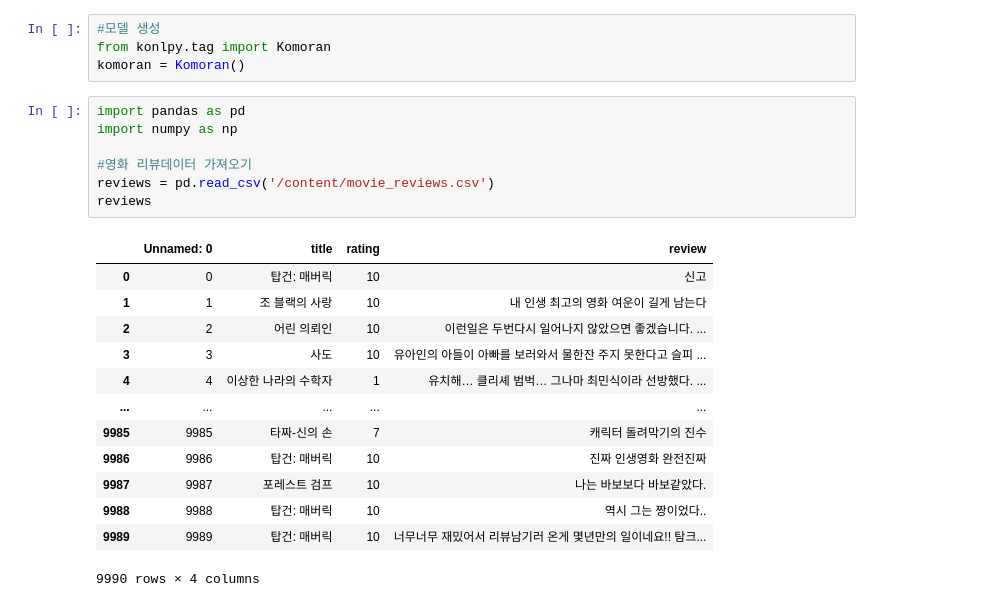
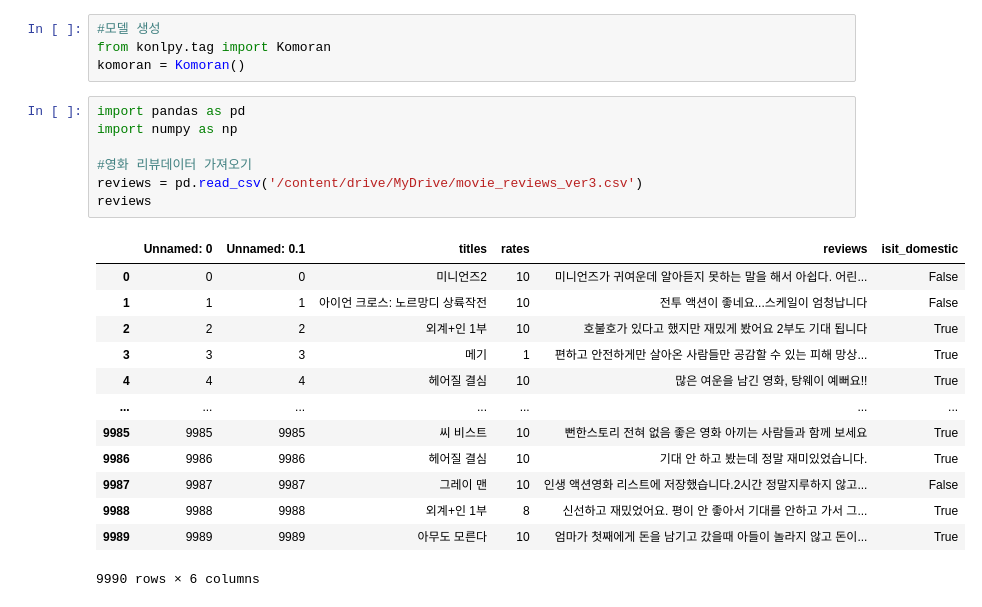
Before and after one commit to yoojinlee-hub/DALC_3_3, a Jupyter notebook: [AI part]/Tokenization.ipynb, the cells around one changed output. Cells and saved outputs as stored; diff of their text form.

```diff
--- a/[AI part]/Tokenization.ipynb
+++ b/[AI part]/Tokenization.ipynb
@@ -19,21 +24,21 @@ komoran = Komoran()
 # %%
 import pandas as pd
 import numpy as np
 
 #영화 리뷰데이터 가져오기
-reviews = pd.read_csv('/content/movie_reviews.csv')
+reviews = pd.read_csv('/content/drive/MyDrive/movie_reviews_ver3.csv')
 reviews
 # %% [output]
-|  | Unnamed: 0 | title | rating | review |
-| 0 | 0 | 탑건: 매버릭 | 10 | 신고 |
-| 1 | 1 | 조 블랙의 사랑 | 10 | 내 인생 최고의 영화 여운이 길게 남는다 |
-| 2 | 2 | 어린 의뢰인 | 10 | 이런일은 두번다시 일어나지 않았으면 좋겠습니다. ... |
-| 3 | 3 | 사도 | 10 | 유아인의 아들이 아빠를 보러와서 물한잔 주지 못한다고 슬피 ... |
-| 4 | 4 | 이상한 나라의 수학자 | 1 | 유치해… 클리셰 범벅… 그나마 최민식이라 선방했다. ... |
-| ... | ... | ... | ... | ... |
-| 9985 | 9985 | 타짜-신의 손 | 7 | 캐릭터 돌려막기의 진수 |
-| 9986 | 9986 | 탑건: 매버릭 | 10 | 진짜 인생영화 완전진짜 |
-| 9987 | 9987 | 포레스트 검프 | 10 | 나는 바보보다 바보같았다. |
-| 9988 | 9988 | 탑건: 매버릭 | 10 | 역시 그는 짱이었다.. |
-| 9989 | 9989 | 탑건: 매버릭 | 10 | 너무너무 재밌어서 리뷰남기러 온게 몇년만의 일이네요!! 탐크... |
+|  | Unnamed: 0 | Unnamed: 0.1 | titles | rates | reviews | isit_domestic |
+| 0 | 0 | 0 | 미니언즈2 | 10 | 미니언즈가 귀여운데 알아듣지 못하는 말을 해서 아쉽다. 어린... | False |
+| 1 | 1 | 1 | 아이언 크로스: 노르망디 상륙작전 | 10 | 전투 액션이 좋네요...스케일이 엄청납니다 | False |
+| 2 | 2 | 2 | 외계+인 1부 | 10 | 호불호가 있다고 했지만 재밌게 봤어요 2부도 기대 됩니다 | True |
+| 3 | 3 | 3 | 메기 | 1 | 편하고 안전하게만 살아온 사람들만 공감할 수 있는 피해 망상... | True |
+| 4 | 4 | 4 | 헤어질 결심 | 10 | 많은 여운을 남긴 영화, 탕웨이 예뻐요!! | True |
+| ... | ... | ... | ... | ... | ... | ... |
+| 9985 | 9985 | 9985 | 씨 비스트 | 10 | 뻔한스토리 전혀 없음 좋은 영화 아끼는 사람들과 함께 보세요 | True |
+| 9986 | 9986 | 9986 | 헤어질 결심 | 10 | 기대 안 하고 봤는데 정말 재미있었습니다. | True |
+| 9987 | 9987 | 9987 | 그레이 맨 | 10 | 인생 액션영화 리스트에 저장했습니다.2시간 정말지루하지 않고... | False |
+| 9988 | 9988 | 9988 | 외계+인 1부 | 8 | 신선하고 재밌었어요. 평이 안 좋아서 기대를 안하고 가서 그... | True |
+| 9989 | 9989 | 9989 | 아무도 모른다 | 10 | 엄마가 첫째에게 돈을 남기고 갔을때 아들이 놀라지 않고 돈이... | True |
-9990 rows × 4 columns
+9990 rows × 6 columns
```
Also changed, not shown: parts of 4 cells of this notebook.
